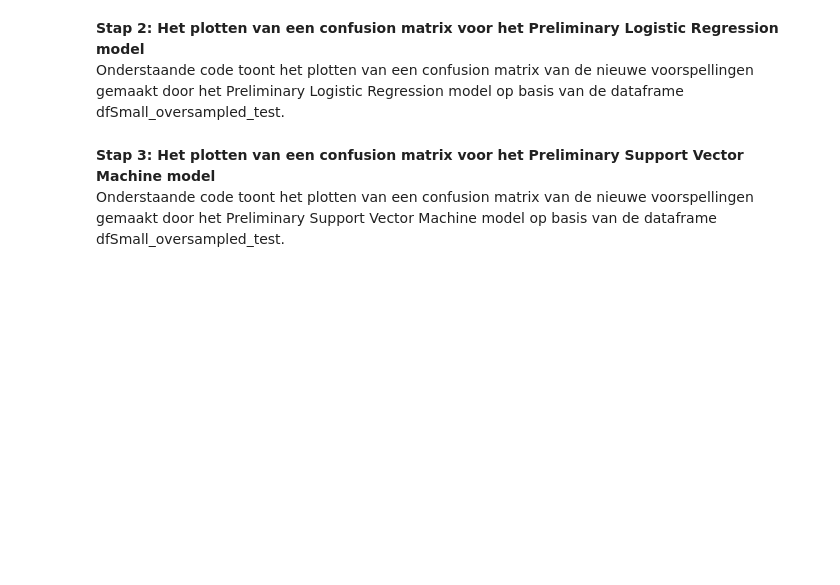
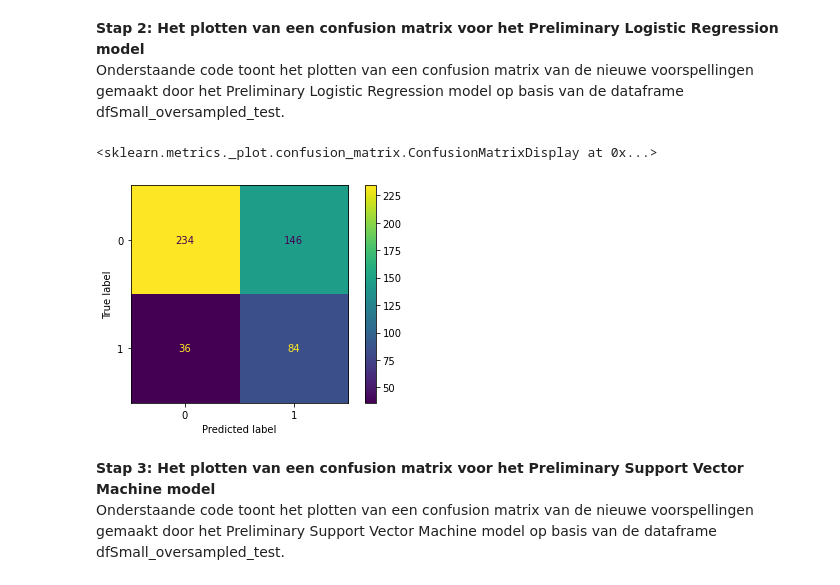
Before and after one commit to Intux404/Predictive_Maintenance, a Jupyter notebook: Predictive_Maintenance_nieuw.ipynb, the cells around one changed output. Cells and saved outputs as stored; diff of their text form; code cells hidden in the pictures; blank space fills up the shorter version.

```diff
--- a/Predictive_Maintenance_nieuw.ipynb
+++ b/Predictive_Maintenance_nieuw.ipynb
@@ -1366,14 +1181,17 @@ De eerste stap hierbij is wederom de X en y definiëren voor de dfSmall_oversamp
 # %%
 ##Het opnieuw selecteren van een X en y variabele, dit maal uit het dataframe dfSmall_oversampled_test
 ##Het selecteren van de volt, rotate, pressure, vibration, age vanuit de dfSmall_oversampled_test dataframe en het plaatsen in een nieuwe X variabele
-XsvmVOneTest = dfSmall_oversampled_test[['volt', 'rotate', 'pressure', 'vibration', 'age']].copy()
+XGeneralTest = dfSmall_oversampled_test[['volt', 'rotate', 'pressure', 'vibration', 'age']].copy()
 ##Het selecteren van de failure kolom vanuit de dfSmall_oversampled_test dataframe en het plaatsen in een nieuwe y variabele
-ysvmVOneTest = dfSmall_oversampled_test['failure'].copy()
+yGeneralTest = dfSmall_oversampled_test['failure'].copy()
 # %% [markdown]
 **Stap 2: Het plotten van een confusion matrix voor het Preliminary Logistic Regression model**<br>
 Onderstaande code toont het plotten van een confusion matrix van de nieuwe voorspellingen gemaakt door het Preliminary Logistic Regression model op basis van de dataframe dfSmall_oversampled_test.
 # %%
-plot_confusion_matrix(LRmodelv1, XsvmVOneTest, ysvmVOneTest)
+plot_confusion_matrix(LRmodelv1, XGeneralTest, yGeneralTest)
+# %% [output]
+<sklearn.metrics._plot.confusion_matrix.ConfusionMatrixDisplay at 0x...>
+[figure, added]
 # %% [markdown]
 **Stap 3: Het plotten van een confusion matrix voor het Preliminary Support Vector Machine model**<br>
 Onderstaande code toont het plotten van een confusion matrix van de nieuwe voorspellingen gemaakt door het Preliminary Support Vector Machine model op basis van de dataframe dfSmall_oversampled_test.
```
Also changed, not shown: parts of 58 cells of this notebook.
